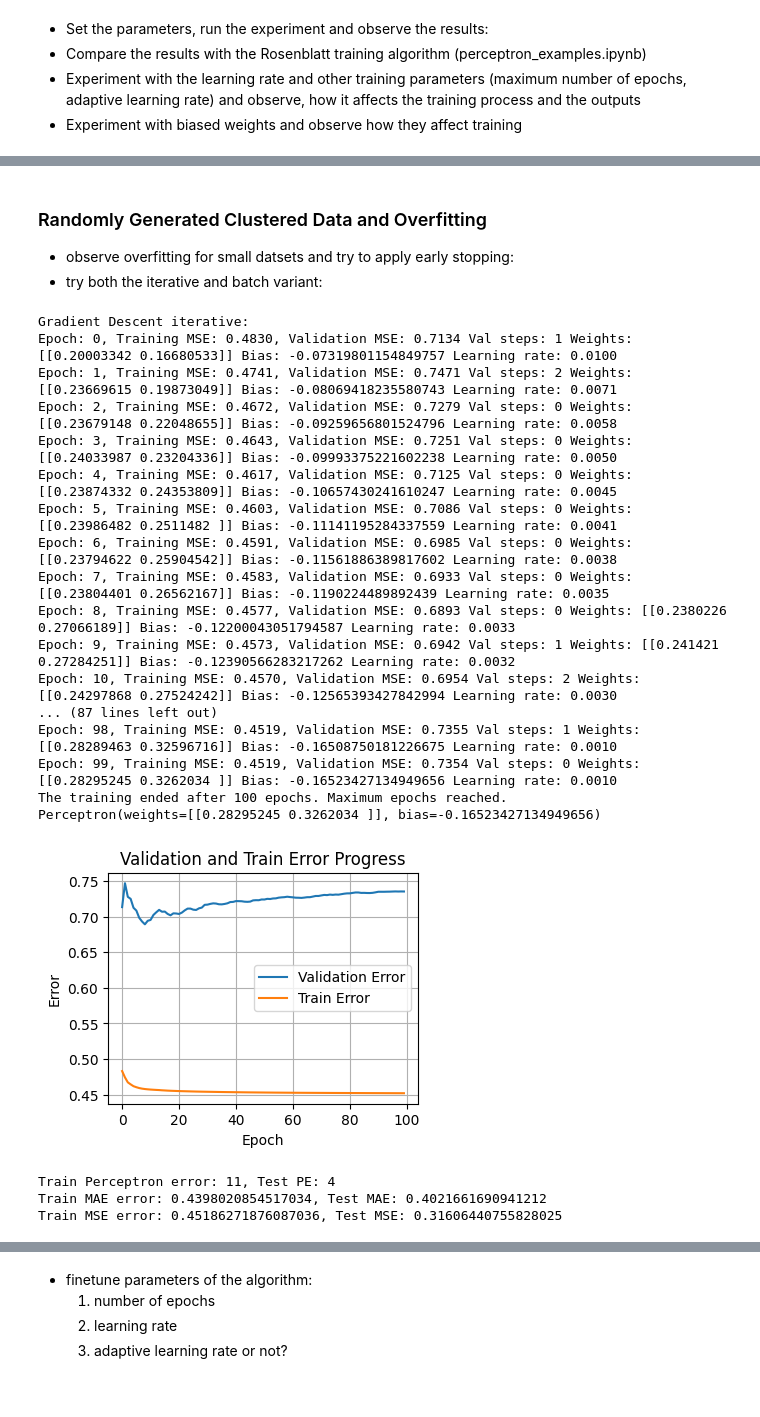
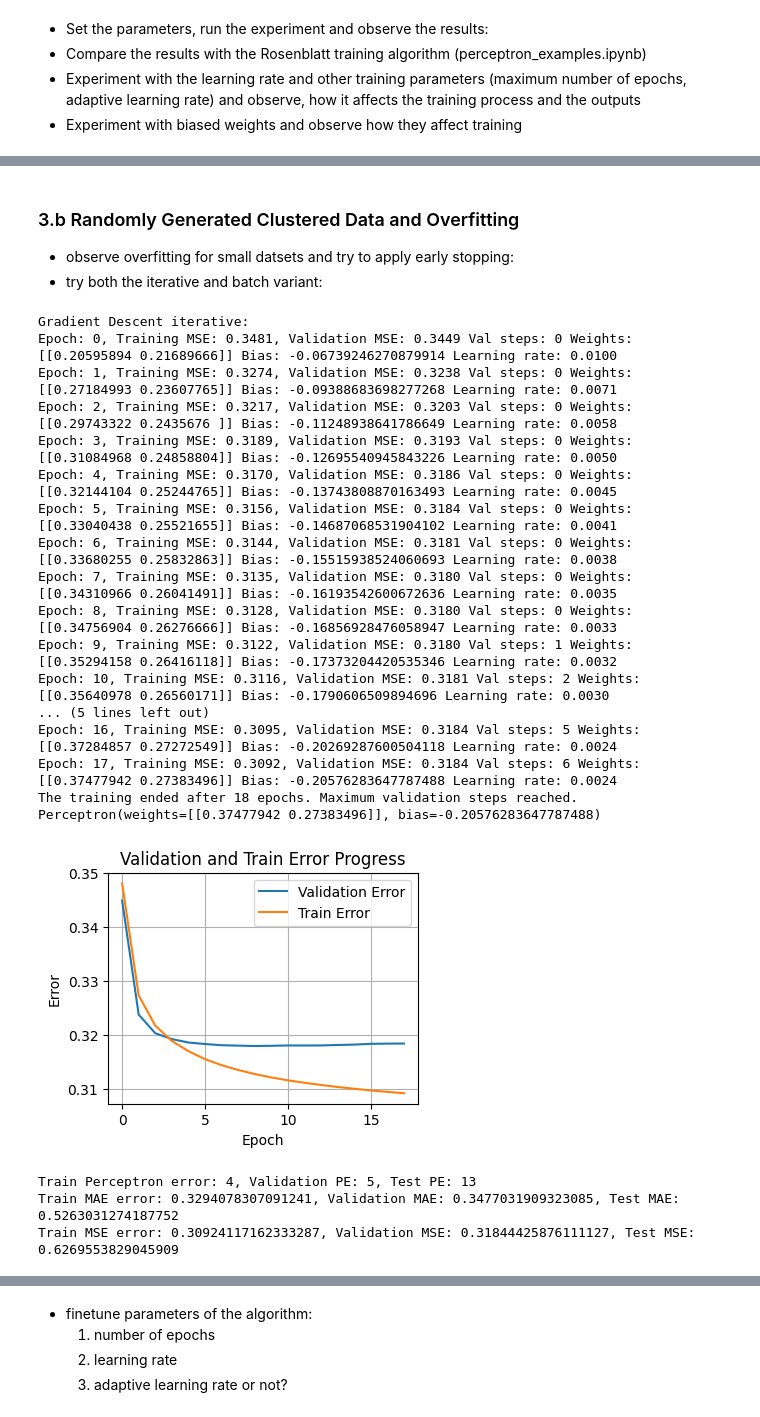
Before and after one commit to reitezuz/18NES1-2026, a Jupyter notebook: week04/tanh_perceptron.ipynb, the cells around one changed output, grey strips where cells are left out. Drawn from its saved outputs; the diff is of its cells as text; code cells hidden in the pictures.

```diff
--- a/week04/tanh_perceptron.ipynb
+++ b/week04/tanh_perceptron.ipynb
@@ -815,10 +823,14 @@ Train MSE error: 0.21840886221327555, Test MSE: 0.2164365348014463
 # %% [markdown]
 ## Example 3:  Randomly Generated Clustered Data
 # %%
-def example_random_clusters(N = 40, spread = 2.0):
+def example_random_clusters(N = 40, spread = 2.5):
     """ Generate two separable clusters """
     cluster_1 = np.random.randn(N//2, 2) * spread + np.array([2, 2])
     cluster_2 = np.random.randn(N//2, 2) * spread + np.array([-2, -2])
     inputs = np.vstack((cluster_1, cluster_2))
     true_outputs = np.hstack((np.ones(N//2), -np.ones(N//2)))  # Labels for clusters
     return inputs, true_outputs.flatten()
+
+# vizualize the clusters
+inputs, true_outputs = example_random_clusters()
+plt.scatter(inputs[:, 0], inputs[:, 1], c=true_outputs)
@@ -930,11 +948,11 @@ adaptive_learning_rate = True #False
 min_error = 0.0001
 epochs = 100
 variant = "iterative" #"batch" #"iterative"
-max_validation_steps = 5 #  early stopping
+max_validation_steps = None #  early stopping
 
 # Train the neuron:
 perceptron = Perceptron(inputs.shape[1], activation, init_method)
-perceptron.set_weights(np.array([10000, -10000]), 10000) # set weights to large values
+perceptron.set_weights(np.array([1000, -1000]), 1000) # set weights to large values
 if variant == 'iterative':
     [training_errors, validation_errors] = perceptron.gradient_descent_iterative(inputs, true_outputs, learning_rate, epochs, adaptive_learning_rate, min_error, max_validation_steps, validation_data, print_progress=print_progress)
 else:
@@ -946,10 +964,13 @@ print(perceptron)
 plot_error_progress(training_errors, validation_errors)
 real_outputs = perceptron.forward(inputs) # forward for the whole dataset
 test_outputs = perceptron.forward(test_inputs)
-print(f"Train Perceptron error: {perceptron_error(true_outputs, real_outputs)}, Test PE: {perceptron_error(test_true_outputs, test_outputs)}")
-print(f"Train MAE error: {MAE_error(true_outputs, real_outputs)}, Test MAE: {MAE_error(test_true_outputs, test_outputs)}")
-print(f"Train MSE error: {MSE_error(true_outputs, real_outputs)}, Test MSE: {MSE_error(test_true_outputs, test_outputs)}")
+val_outputs = perceptron.forward(validation_data[0])
+print(f"Train Perceptron error: {perceptron_error(true_outputs, real_outputs)}, Validation PE: {perceptron_error(validation_data[1], val_outputs)}, Test PE: {perceptron_error(test_true_outputs, test_outputs)}")
+print(f"Train MAE error: {MAE_error(true_outputs, real_outputs)}, Validation MAE: {MAE_error(validation_data[1], val_outputs)}, Test MAE: {MAE_error(test_true_outputs, test_outputs)}")
+print(f"Train MSE error: {MSE_error(true_outputs, real_outputs)}, Validation MSE: {MSE_error(validation_data[1], val_outputs)}, Test MSE: {MSE_error(test_true_outputs, test_outputs)}")
 plot_decision_boundary_2D(perceptron, inputs, true_outputs)
+plot_decision_boundary_2D(perceptron, test_inputs, test_true_outputs)
+
 
 # Create a pandas DataFrame for a nice table
 import pandas as pd
@@ -992,13 +1022,13 @@ Train MSE error: 2.0, Test MSE: 2.0
 # %% [markdown]
-### Randomly Generated Clustered Data and Overfitting
+### 3.b Randomly Generated Clustered Data and Overfitting
 - observe overfitting for small datsets and try to apply early stopping:
 - try both the iterative and batch variant:
 # %%
 # Data and parameters:
 np.random.seed(114570)
-inputs, true_outputs = example_random_clusters(N=30, spread=3)
-test_inputs, test_true_outputs = example_random_clusters(N=10, spread=3)
-validation_data = example_random_clusters(N=10, spread=3)
+inputs, true_outputs = example_random_clusters(N=50, spread=2.5)
+test_inputs, test_true_outputs = example_random_clusters(N=50, spread=2.5)
+validation_data = example_random_clusters(N=50, spread=2.5)
 data_description = "Clusters"
 
 activation = 'tanh'
@@ -1006,54 +1036,56 @@ print_progress = True
 learning_rate = 0.01
 init_method = 'random'
 adaptive_learning_rate = True #False
 min_error = 0.0001
 epochs = 100
 variant = "iterative" #"batch" #"batch" #"iterative"
-max_validation_steps = None # 5 #  early stopping
+max_validation_steps = None #5 # None #None # 5 # None # 5 #  early stopping
 
 # Train the neuron:
 perceptron = Perceptron(inputs.shape[1], activation, init_method)
 if variant == 'iterative':
     [training_errors, validation_errors] = perceptron.gradient_descent_iterative(inputs, true_outputs, learning_rate, epochs, adaptive_learning_rate, min_error, max_validation_steps, validation_data, print_progress=print_progress)
 else:
     [training_errors, validation_errors] = perceptron.gradient_descent_batch(inputs, true_outputs, learning_rate, epochs, adaptive_learning_rate, min_error, max_validation_steps, validation_data, print_progress=print_progress)
 
 
 # Print summary:
 print(perceptron)
 plot_error_progress(training_errors, validation_errors)
 real_outputs = perceptron.forward(inputs) # forward for the whole dataset
 test_outputs = perceptron.forward(test_inputs)
-print(f"Train Perceptron error: {perceptron_error(true_outputs, real_outputs)}, Test PE: {perceptron_error(test_true_outputs, test_outputs)}")
-print(f"Train MAE error: {MAE_error(true_outputs, real_outputs)}, Test MAE: {MAE_error(test_true_outputs, test_outputs)}")
-print(f"Train MSE error: {MSE_error(true_outputs, real_outputs)}, Test MSE: {MSE_error(test_true_outputs, test_outputs)}")
+val_outputs = perceptron.forward(validation_data[0])
+print(f"Train Perceptron error: {perceptron_error(true_outputs, real_outputs)}, Validation PE: {perceptron_error(validation_data[1], val_outputs)}, Test PE: {perceptron_error(test_true_outputs, test_outputs)}")
+print(f"Train MAE error: {MAE_error(true_outputs, real_outputs)}, Validation MAE: {MAE_error(validation_data[1], val_outputs)}, Test MAE: {MAE_error(test_true_outputs, test_outputs)}")
+print(f"Train MSE error: {MSE_error(true_outputs, real_outputs)}, Validation MSE: {MSE_error(validation_data[1], val_outputs)}, Test MSE: {MSE_error(test_true_outputs, test_outputs)}")
 plot_decision_boundary_2D(perceptron, inputs, true_outputs)
+plot_decision_boundary_2D(perceptron, validation_data[0], validation_data[1])
 
 # Create a pandas DataFrame for a nice table
 import pandas as pd
 df = pd.DataFrame(columns=['Input', 'Predicted', 'True'])
 for inputs, label in zip(inputs, true_outputs):
     df.loc[len(df)] = {'Input': inputs, 'Predicted': perceptron.forward(inputs), 'True': label}
 #df
 # %% [output]
 Gradient Descent iterative:
-Epoch: 0, Training MSE: 0.4830, Validation MSE: 0.7134 Val steps: 1 Weights: [[0.20003342 0.16680533]] Bias: -0.07319801154849757 Learning rate: 0.0100
-Epoch: 1, Training MSE: 0.4741, Validation MSE: 0.7471 Val steps: 2 Weights: [[0.23669615 0.19873049]] Bias: -0.08069418235580743 Learning rate: 0.0071
-Epoch: 2, Training MSE: 0.4672, Validation MSE: 0.7279 Val steps: 0 Weights: [[0.23679148 0.22048655]] Bias: -0.09259656801524796 Learning rate: 0.0058
-Epoch: 3, Training MSE: 0.4643, Validation MSE: 0.7251 Val steps: 0 Weights: [[0.24033987 0.23204336]] Bias: -0.09993375221602238 Learning rate: 0.0050
-Epoch: 4, Training MSE: 0.4617, Validation MSE: 0.7125 Val steps: 0 Weights: [[0.23874332 0.24353809]] Bias: -0.10657430241610247 Learning rate: 0.0045
-Epoch: 5, Training MSE: 0.4603, Validation MSE: 0.7086 Val steps: 0 Weights: [[0.23986482 0.2511482 ]] Bias: -0.11141195284337559 Learning rate: 0.0041
-Epoch: 6, Training MSE: 0.4591, Validation MSE: 0.6985 Val steps: 0 Weights: [[0.23794622 0.25904542]] Bias: -0.11561886389817602 Learning rate: 0.0038
-Epoch: 7, Training MSE: 0.4583, Validation MSE: 0.6933 Val steps: 0 Weights: [[0.23804401 0.26562167]] Bias: -0.1190224489892439 Learning rate: 0.0035
-Epoch: 8, Training MSE: 0.4577, Validation MSE: 0.6893 Val steps: 0 Weights: [[0.2380226  0.27066189]] Bias: -0.12200043051794587 Learning rate: 0.0033
-Epoch: 9, Training MSE: 0.4573, Validation MSE: 0.6942 Val steps: 1 Weights: [[0.241421   0.27284251]] Bias: -0.12390566283217262 Learning rate: 0.0032
-Epoch: 10, Training MSE: 0.4570, Validation MSE: 0.6954 Val steps: 2 Weights: [[0.24297868 0.27524242]] Bias: -0.12565393427842994 Learning rate: 0.0030
-... (87 lines left out)
-Epoch: 98, Training MSE: 0.4519, Validation MSE: 0.7355 Val steps: 1 Weights: [[0.28289463 0.32596716]] Bias: -0.16508750181226675 Learning rate: 0.0010
-Epoch: 99, Training MSE: 0.4519, Validation MSE: 0.7354 Val steps: 0 Weights: [[0.28295245 0.3262034 ]] Bias: -0.16523427134949656 Learning rate: 0.0010
-The training ended after 100 epochs. Maximum epochs reached.
-Perceptron(weights=[[0.28295245 0.3262034 ]], bias=-0.16523427134949656)
+Epoch: 0, Training MSE: 0.3481, Validation MSE: 0.3449 Val steps: 0 Weights: [[0.20595894 0.21689666]] Bias: -0.06739246270879914 Learning rate: 0.0100
+Epoch: 1, Training MSE: 0.3274, Validation MSE: 0.3238 Val steps: 0 Weights: [[0.27184993 0.23607765]] Bias: -0.09388683698277268 Learning rate: 0.0071
+Epoch: 2, Training MSE: 0.3217, Validation MSE: 0.3203 Val steps: 0 Weights: [[0.29743322 0.2435676 ]] Bias: -0.11248938641786649 Learning rate: 0.0058
+Epoch: 3, Training MSE: 0.3189, Validation MSE: 0.3193 Val steps: 0 Weights: [[0.31084968 0.24858804]] Bias: -0.12695540945843226 Learning rate: 0.0050
+Epoch: 4, Training MSE: 0.3170, Validation MSE: 0.3186 Val steps: 0 Weights: [[0.32144104 0.25244765]] Bias: -0.13743808870163493 Learning rate: 0.0045
+Epoch: 5, Training MSE: 0.3156, Validation MSE: 0.3184 Val steps: 0 Weights: [[0.33040438 0.25521655]] Bias: -0.14687068531904102 Learning rate: 0.0041
+Epoch: 6, Training MSE: 0.3144, Validation MSE: 0.3181 Val steps: 0 Weights: [[0.33680255 0.25832863]] Bias: -0.15515938524060693 Learning rate: 0.0038
+Epoch: 7, Training MSE: 0.3135, Validation MSE: 0.3180 Val steps: 0 Weights: [[0.34310966 0.26041491]] Bias: -0.16193542600672636 Learning rate: 0.0035
+Epoch: 8, Training MSE: 0.3128, Validation MSE: 0.3180 Val steps: 0 Weights: [[0.34756904 0.26276666]] Bias: -0.16856928476058947 Learning rate: 0.0033
+Epoch: 9, Training MSE: 0.3122, Validation MSE: 0.3180 Val steps: 1 Weights: [[0.35294158 0.26416118]] Bias: -0.17373204420535346 Learning rate: 0.0032
+Epoch: 10, Training MSE: 0.3116, Validation MSE: 0.3181 Val steps: 2 Weights: [[0.35640978 0.26560171]] Bias: -0.1790606509894696 Learning rate: 0.0030
+... (5 lines left out)
+Epoch: 16, Training MSE: 0.3095, Validation MSE: 0.3184 Val steps: 5 Weights: [[0.37284857 0.27272549]] Bias: -0.20269287600504118 Learning rate: 0.0024
+Epoch: 17, Training MSE: 0.3092, Validation MSE: 0.3184 Val steps: 6 Weights: [[0.37477942 0.27383496]] Bias: -0.20576283647787488 Learning rate: 0.0024
+The training ended after 18 epochs. Maximum validation steps reached.
+Perceptron(weights=[[0.37477942 0.27383496]], bias=-0.20576283647787488)
-[figure, old version]
+[figure, new version]
-Train Perceptron error: 11, Test PE: 4
-Train MAE error: 0.4398020854517034, Test MAE: 0.4021661690941212
-Train MSE error: 0.45186271876087036, Test MSE: 0.31606440755828025
+Train Perceptron error: 4, Validation PE: 5, Test PE: 13
+Train MAE error: 0.3294078307091241, Validation MAE: 0.3477031909323085, Test MAE: 0.5263031274187752
+Train MSE error: 0.30924117162333287, Validation MSE: 0.31844425876111127, Test MSE: 0.6269553829045909
```
Also changed, not shown: parts of 19 cells of this notebook.
